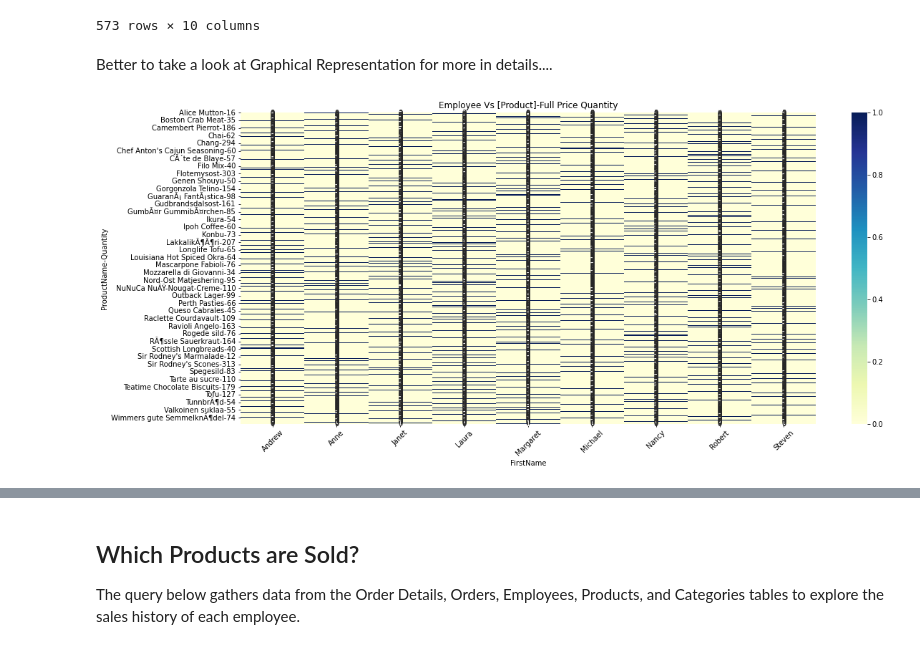
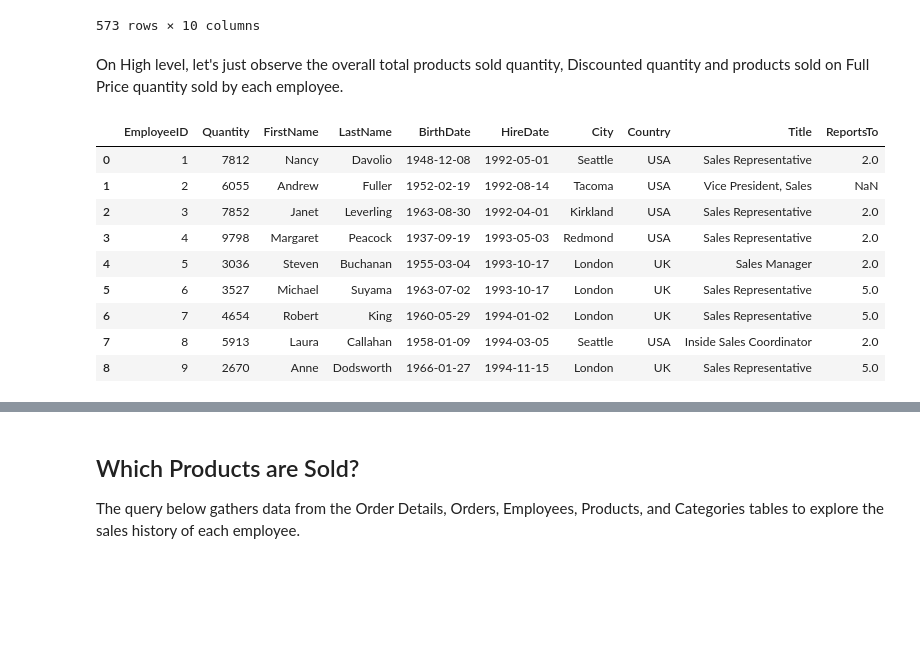
Before and after one commit to atbiggie/ST590-Project2, a Jupyter notebook: PartTwo.ipynb, the cells around one changed output, grey strips where cells are left out. Drawn from its saved outputs; the diff is of its cells as text; code cells hidden in the pictures; blank space fills up the shorter version.

```diff
--- a/PartTwo.ipynb
+++ b/PartTwo.ipynb
@@ -128,18 +151,32 @@ pd.crosstab(
 |  | 151 | 0 | 0 | 0 | 0 | 1 | 0 | 0 | 0 | 0 | ... |
 | All |  | 68 | 53 | 74 | 70 | 75 | 57 | 72 | 67 | 52 | ... |
 573 rows × 10 columns
-# %% [markdown]
-Better to take a look at Graphical Representation for more in details....
+# %% [markdown]
+On High level, let's just observe the overall total products sold quantity, Discounted quantity and products sold on Full Price quantity sold by each employee.
 # %%
-import seaborn as sns
-import matplotlib.pyplot as plt
+ord = pd.merge(
+    left = pd.read_sql("SELECT * FROM Orders", con),
+    right = pd.read_sql("select * from [Order Details]", con),
+    how = "inner",
+    on = "OrderID")
 
-plt.figure(figsize=(18, 8))
-sellQtyFullPriceTab = sns.heatmap(pd.crosstab(
-    index = [x, sellQtyFullPrice.Quantity],
-    columns = y), cmap="YlGnBu", annot=True, cbar=True)
-plt.xticks(rotation = 45)
-plt.title("Employee Vs [Product]-Full Price Quantity")
-plt.show()
+ord_grp = pd.DataFrame(ord.groupby(['EmployeeID'])['Quantity'].sum())
+
+emp_total_qty = pd.merge(
+    left = ord_grp,
+    right = emps,
+    how = "inner",
+    on = "EmployeeID")
+
+emp_total_qty
 # %% [output]
-[figure, removed]
+|  | EmployeeID | Quantity | FirstName | LastName | BirthDate | HireDate | City | Country | Title | ReportsTo |
+| 0 | 1 | 7812 | Nancy | Davolio | 1948-12-08 | 1992-05-01 | Seattle | USA | Sales Representative | 2.0 |
+| 1 | 2 | 6055 | Andrew | Fuller | 1952-02-19 | 1992-08-14 | Tacoma | USA | Vice President, Sales | NaN |
+| 2 | 3 | 7852 | Janet | Leverling | 1963-08-30 | 1992-04-01 | Kirkland | USA | Sales Representative | 2.0 |
+| 3 | 4 | 9798 | Margaret | Peacock | 1937-09-19 | 1993-05-03 | Redmond | USA | Sales Representative | 2.0 |
+| 4 | 5 | 3036 | Steven | Buchanan | 1955-03-04 | 1993-10-17 | London | UK | Sales Manager | 2.0 |
+| 5 | 6 | 3527 | Michael | Suyama | 1963-07-02 | 1993-10-17 | London | UK | Sales Representative | 5.0 |
+| 6 | 7 | 4654 | Robert | King | 1960-05-29 | 1994-01-02 | London | UK | Sales Representative | 5.0 |
+| 7 | 8 | 5913 | Laura | Callahan | 1958-01-09 | 1994-03-05 | Seattle | USA | Inside Sales Coordinator | 2.0 |
+| 8 | 9 | 2670 | Anne | Dodsworth | 1966-01-27 | 1994-11-15 | London | UK | Sales Representative | 5.0 |
```
Also changed, not shown: parts of 21 cells of this notebook, 3 other files.
